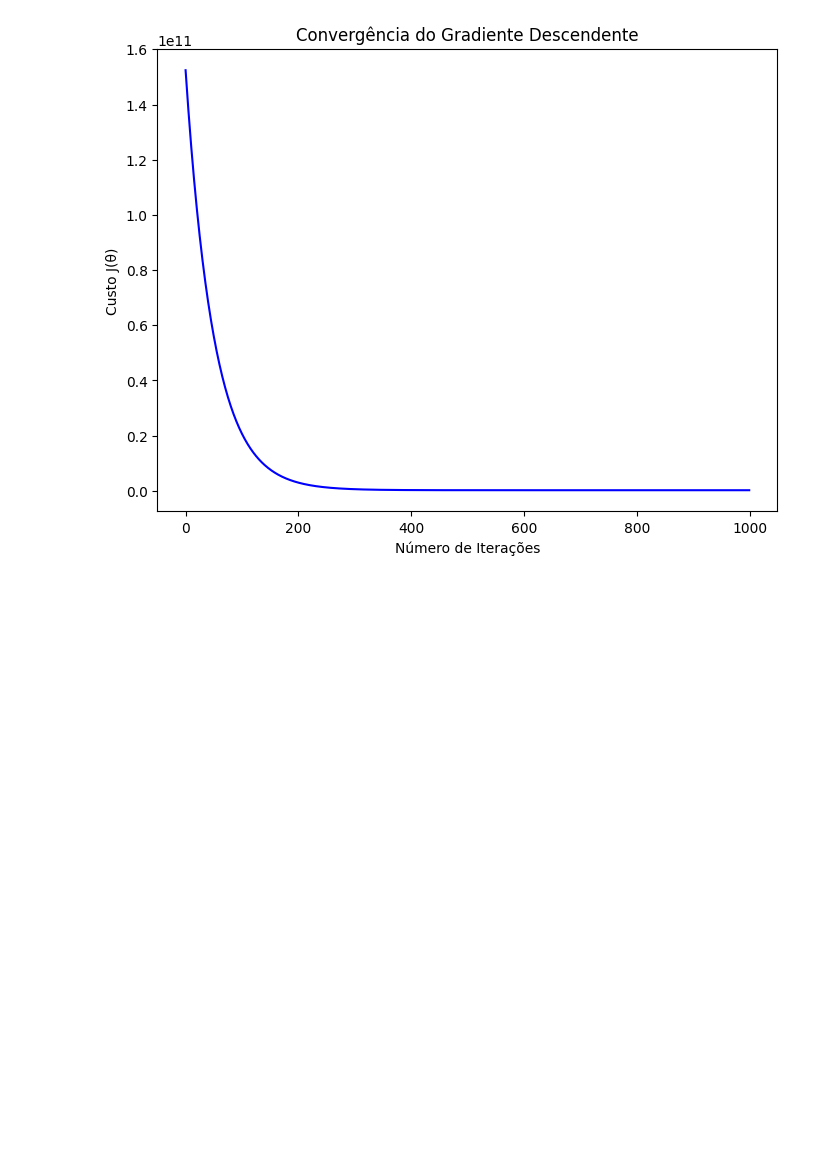
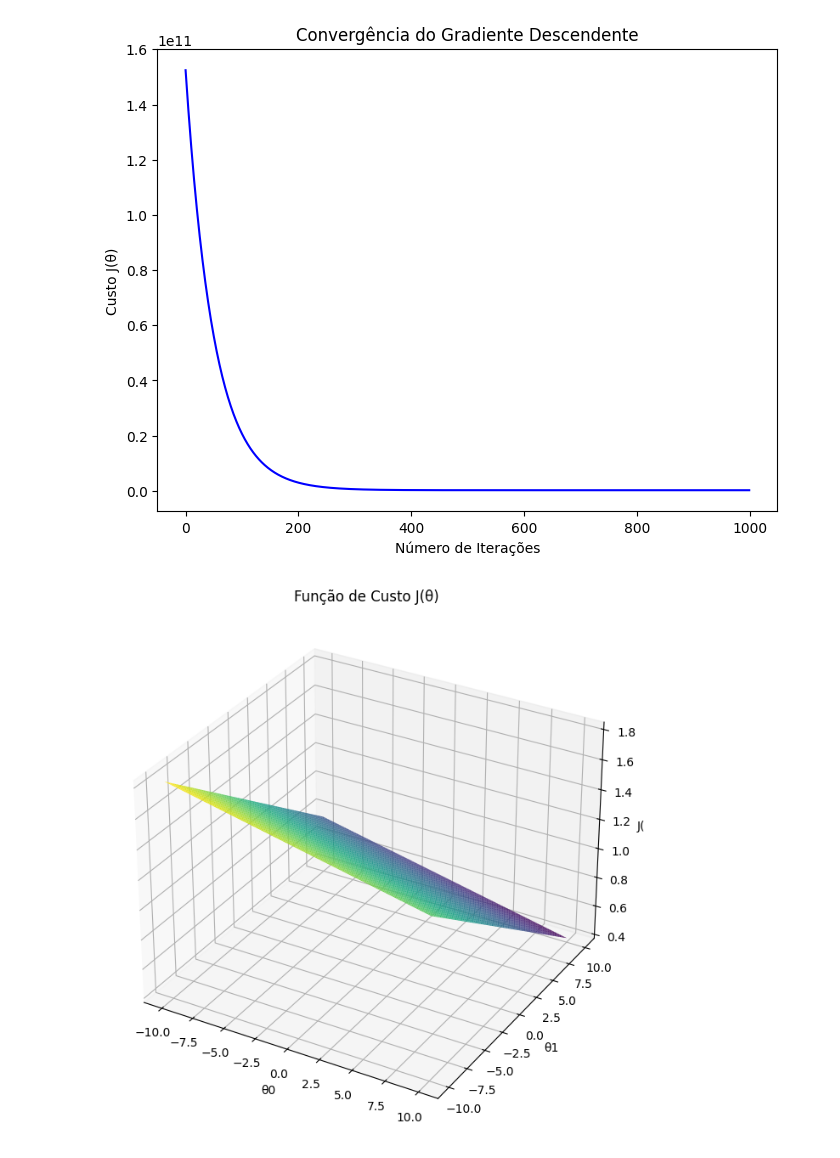
Before and after one commit to jeniferGoncalvesDaSilvaDev/aulas-ml-andrew-nig-coursera, a Jupyter notebook: gradiente_descendente.ipynb, the cells around one changed output. Saved outputs shown, nothing was run; the diff lists cells and outputs as text; code cells hidden in the pictures; blank space fills up the shorter version.

```diff
--- a/gradiente_descendente.ipynb
+++ b/gradiente_descendente.ipynb
@@ -95,3 +95,30 @@ Valores finais de θ:
 θ1: 184002.88
 θ2: 11683.00
 [figure]
+# %%
+
+
+
+#Gerando o gráfico da função de custo em 3D (para theta0 e theta1)
+theta0_vals = np.linspace(-10, 10, 100)
+theta1_vals = np.linspace(-10, 10, 100)
+J_vals = np.zeros((len(theta0_vals), len(theta1_vals)))
+
+for i in range(len(theta0_vals)):
+    for j in range(len(theta1_vals)):
+        t = np.array([theta0_vals[i], theta1_vals[j]])
+        J_vals[i, j] = compute_cost(X[:,:2], y, t.reshape(-1,1))
+
+theta0_vals, theta1_vals = np.meshgrid(theta0_vals, theta1_vals)
+
+fig = plt.figure(figsize=(10, 8))
+ax = fig.add_subplot(111, projection='3d')
+
+ax.plot_surface(theta0_vals, theta1_vals, J_vals, cmap='viridis')
+ax.set_xlabel('θ0')
+ax.set_ylabel('θ1')
+ax.set_zlabel('J(θ)')
+ax.set_title('Função de Custo J(θ)')
+plt.show()
+# %% [output]
+[figure, added]
```
